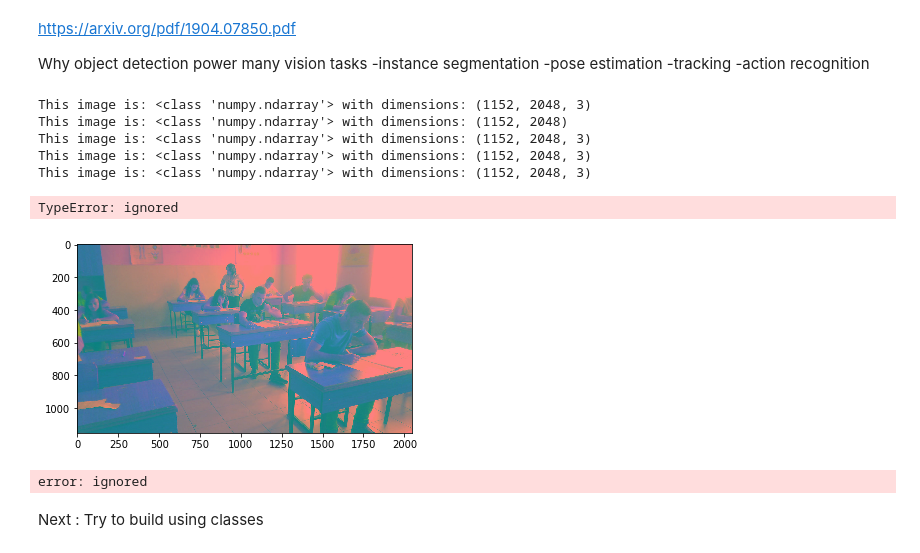
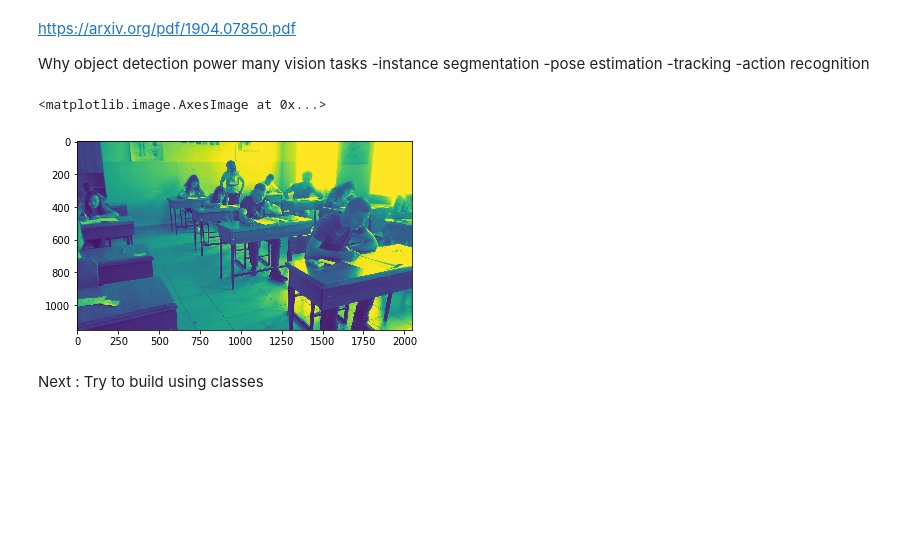
Before and after one commit to USinani/OpenCV, a Jupyter notebook: Object_detection_and_recognition.ipynb, the cells around one changed output. Saved outputs shown, nothing was run; the diff lists cells and outputs as text; code cells hidden in the pictures; blank space fills up the shorter version.

```diff
--- a/Object_detection_and_recognition.ipynb
+++ b/Object_detection_and_recognition.ipynb
@@ -74,6 +81,10 @@ Why object detection power many vision tasks
 # %%
-def plot_input():
+def img_cvt():
 
+  """ function that will convert imag to different color spaces"""
+
+  # image = cv.imread('image.jpg')
+  '''
   # color space conversions
   gray = cv.cvtColor(image, cv.COLOR_BGR2GRAY)
   hsv = cv.cvtColor(image, cv.COLOR_BGR2HSV)
@@ -86,59 +97,33 @@ def plot_input():
   print('This image is:', type(hsv), 'with dimensions:', hsv.shape)
   print('This image is:', type(hls), 'with dimensions:', hls.shape)
   print('This image is:', type(yuv), 'with dimensions:', yuv.shape)
+  '''
+  gray = cv.COLOR_BGR2GRAY
+  hsv = cv.COLOR_BGR2HSV
+  hsl = cv.COLOR_BGR2HLS
+  yuv = cv.COLOR_BGR2YUV
 
-  plt.imshow(image)
-  plt.imshow(gray)
-  plt.imshow(hsv)
-  plt.imshow(hls)
-  plt.imshow(yuv)
+  color_space = [
+                  cv.COLOR_BGR2GRAY,
+                  cv.COLOR_BGR2HSV,
+                  cv.COLOR_BGR2HLS,
+                  cv.COLOR_BGR2YUV
+                  ]
 
+  color_space_name = [
+                  gray,
+                  hsv,
+                  hsl,
+                  yuv ]
 
-  # # OpenCV does not work in Colab
-  # cv.imshow(img)
-  # cv.waitKey(0)
-  # cv.destroyAllWindows()
+  cvt_img = cv.cvtColor(image, color_space_name[0])
 
-plt.imshow(plot_input())
+  return cvt_img
-# %% [output]
-This image is: <class 'numpy.ndarray'> with dimensions: (1152, 2048, 3)
-This image is: <class 'numpy.ndarray'> with dimensions: (1152, 2048)
-This image is: <class 'numpy.ndarray'> with dimensions: (1152, 2048, 3)
-This image is: <class 'numpy.ndarray'> with dimensions: (1152, 2048, 3)
-This image is: <class 'numpy.ndarray'> with dimensions: (1152, 2048, 3)
-TypeError: ignored
-[figure, removed]
-# %%
-# def img_cvt():
-""" function that will convert imag to different color spaces"""
-
-image = cv.imread('shapes.jpg')
-
-gray = cv.COLOR_BGR2GRAY
-hsv = cv.COLOR_BGR2HSV
-hsl = cv.COLOR_BGR2HLS
-yuv = cv.COLOR_BGR2YUV
-
-color_space = [
-                cv.COLOR_BGR2GRAY,
-                cv.COLOR_BGR2HSV,
-                cv.COLOR_BGR2HLS,
-                cv.COLOR_BGR2YUV
-                ]
-
-color_space_name = [
-                gray,
-                hsv,
-                hsl,
-                yuv ]
-
-cvt_img = cv.cvtColor(image, color_space_name[0])
-
-return cvt_img
-
-# plt.imshow(img_cvt())
-# %% [output]
-error: ignored
+# %%
+plt.imshow(img_cvt())
+# %% [output]
+<matplotlib.image.AxesImage at 0x...>
+[figure, added]
 # %% [markdown]
 Next : Try to build using classes
 # %%
```
Also changed, not shown: parts of 11 cells of this notebook.
